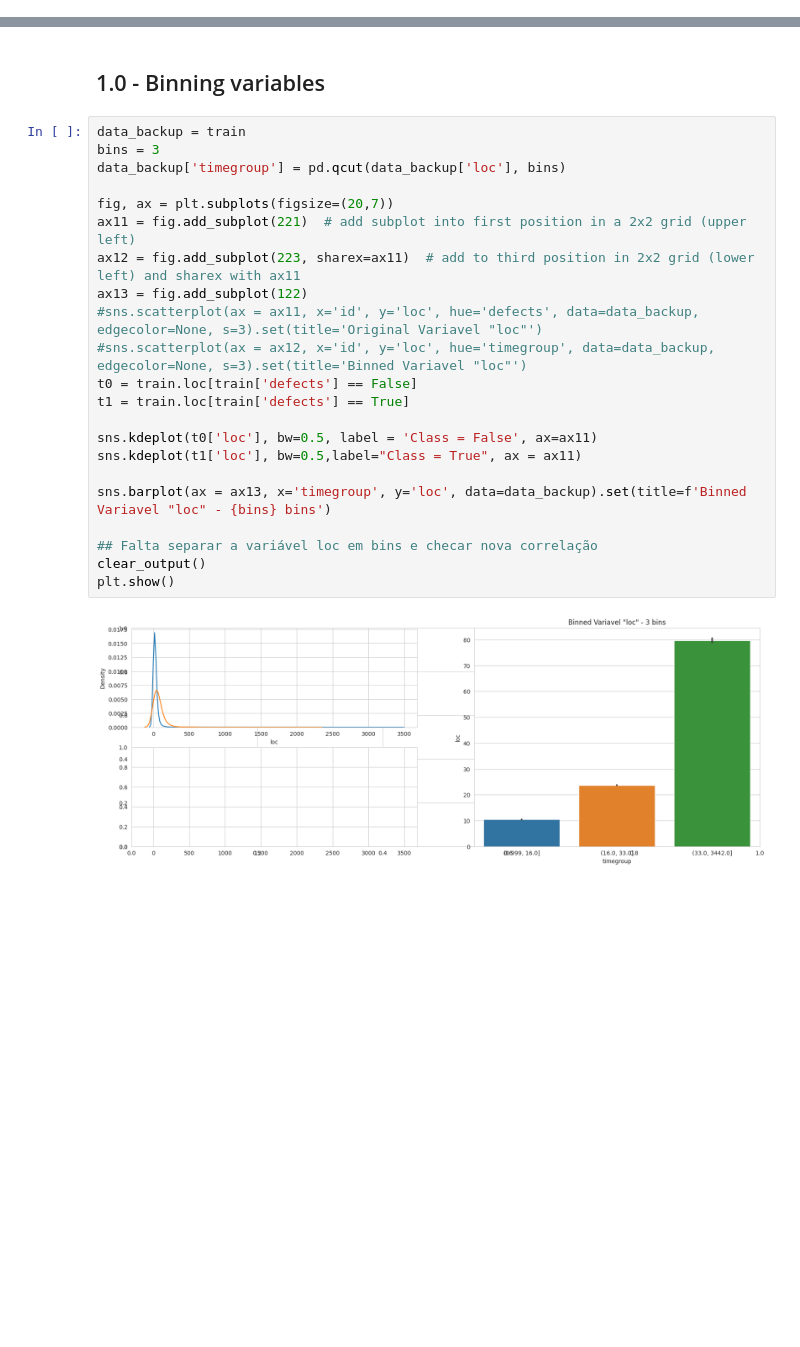
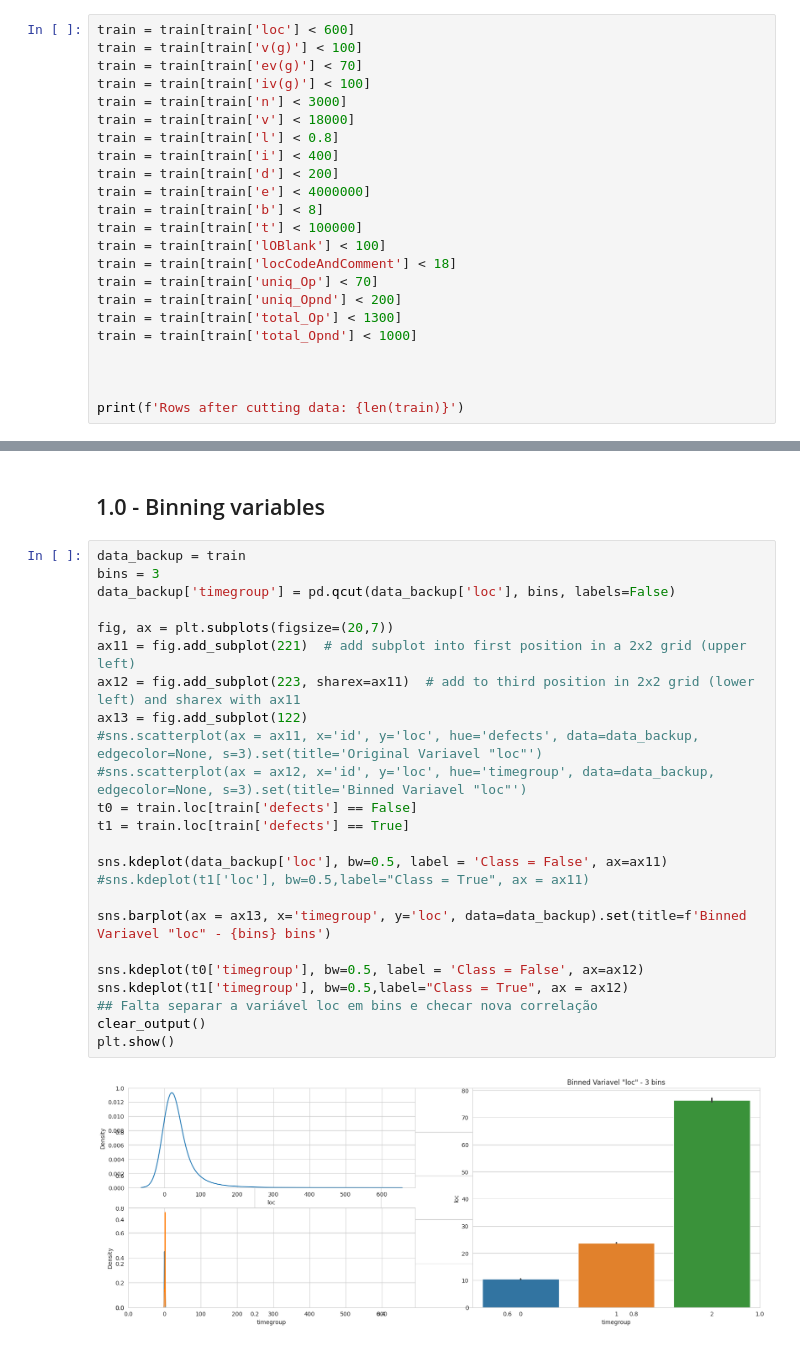
Before and after one commit to igordantasgf/Kaggle-Activities, a Jupyter notebook: Competitions/Binary Classification with a Software Defects Dataset/playground-notebook.ipynb, the cells around one changed output, grey strips where cells are left out. Cells and saved outputs as stored; diff of their text form; blank space fills up the shorter version.

```diff
--- a/Competitions/Binary Classification with a Software Defects Dataset/playground-notebook.ipynb
+++ b/Competitions/Binary Classification with a Software Defects Dataset/playground-notebook.ipynb
@@ -74,0 +81,23 @@ After that, we're going to check and cut some outliers from some features, incre
+# %%
+train = train[train['loc'] < 600]
+train = train[train['v(g)'] < 100]
+train = train[train['ev(g)'] < 70]
+train = train[train['iv(g)'] < 100]
+train = train[train['n'] < 3000]
+train = train[train['v'] < 18000]
+train = train[train['l'] < 0.8]
+train = train[train['i'] < 400]
+train = train[train['d'] < 200]
+train = train[train['e'] < 4000000]
+train = train[train['b'] < 8]
+train = train[train['t'] < 100000]
+train = train[train['lOBlank'] < 100]
+train = train[train['locCodeAndComment'] < 18]
+train = train[train['uniq_Op'] < 70]
+train = train[train['uniq_Opnd'] < 200]
+train = train[train['total_Op'] < 1300]
+train = train[train['total_Opnd'] < 1000]
+
+
+
+print(f'Rows after cutting data: {len(train)}')
@@ -150,24 +181,26 @@ First, let's see the distribution in those continuos variables after binning the
 # %%
 data_backup = train
 bins = 3
-data_backup['timegroup'] = pd.qcut(data_backup['loc'], bins)
+data_backup['timegroup'] = pd.qcut(data_backup['loc'], bins, labels=False)
 
 fig, ax = plt.subplots(figsize=(20,7))
 ax11 = fig.add_subplot(221)  # add subplot into first position in a 2x2 grid (upper left)
 ax12 = fig.add_subplot(223, sharex=ax11)  # add to third position in 2x2 grid (lower left) and sharex with ax11
 ax13 = fig.add_subplot(122)
 #sns.scatterplot(ax = ax11, x='id', y='loc', hue='defects', data=data_backup, edgecolor=None, s=3).set(title='Original Variavel "loc"')
 #sns.scatterplot(ax = ax12, x='id', y='loc', hue='timegroup', data=data_backup, edgecolor=None, s=3).set(title='Binned Variavel "loc"')
 t0 = train.loc[train['defects'] == False]
 t1 = train.loc[train['defects'] == True]
 
-sns.kdeplot(t0['loc'], bw=0.5, label = 'Class = False', ax=ax11)
-sns.kdeplot(t1['loc'], bw=0.5,label="Class = True", ax = ax11)
+sns.kdeplot(data_backup['loc'], bw=0.5, label = 'Class = False', ax=ax11)
+#sns.kdeplot(t1['loc'], bw=0.5,label="Class = True", ax = ax11)
 
 sns.barplot(ax = ax13, x='timegroup', y='loc', data=data_backup).set(title=f'Binned Variavel "loc" - {bins} bins')
 
+sns.kdeplot(t0['timegroup'], bw=0.5, label = 'Class = False', ax=ax12)
+sns.kdeplot(t1['timegroup'], bw=0.5,label="Class = True", ax = ax12)
 ## Falta separar a variável loc em bins e checar nova correlação
 clear_output()
 plt.show()
 # %% [output]
-[figure, old version]
+[figure, new version]
```
Also changed, not shown: parts of 8 cells of this notebook.
